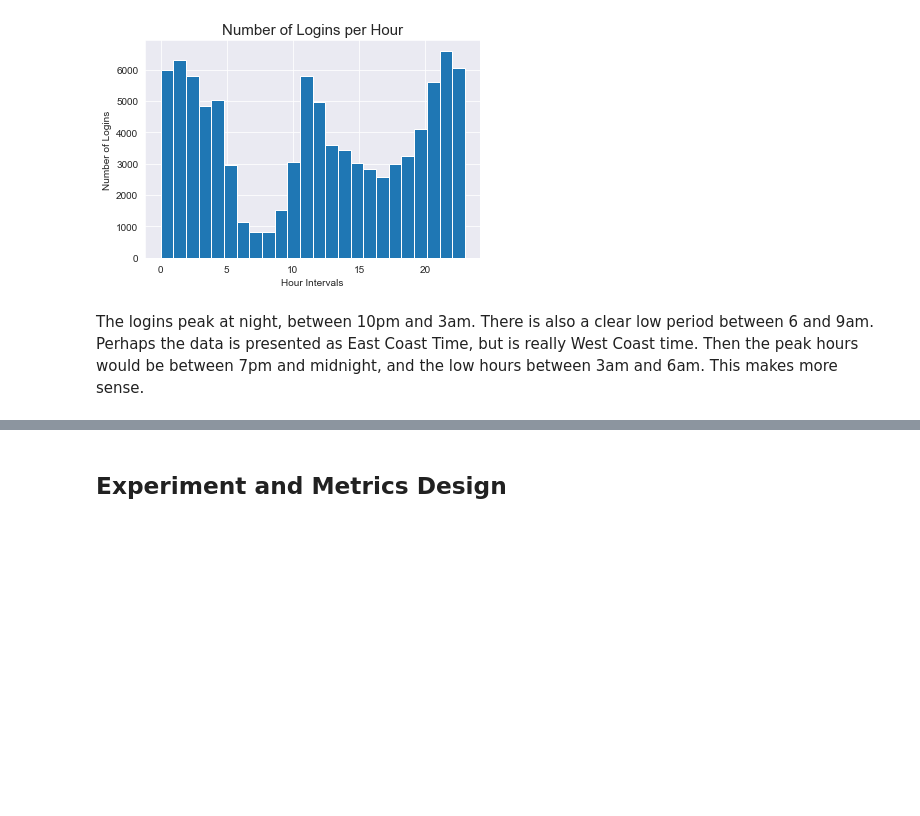
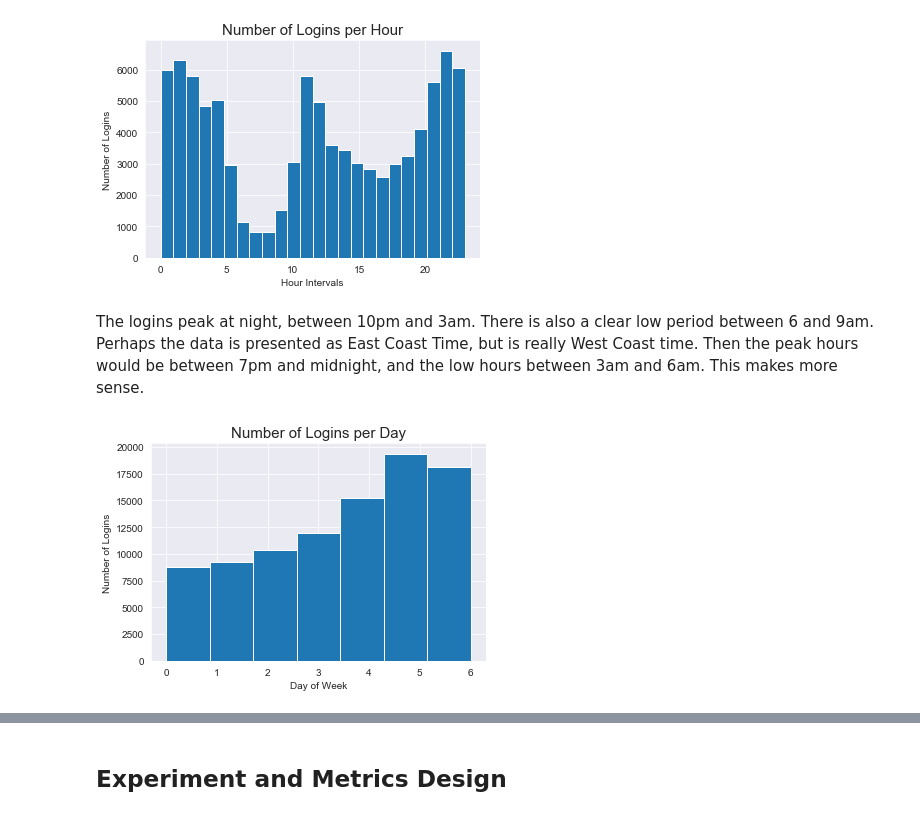
Before and after one commit to coreyjwade/ultimate_data_science_challenge, a Jupyter notebook: Ultimate_Challenge.ipynb, the cells around one changed output, grey strips where cells are left out. Drawn from its saved outputs; the diff is of its cells as text; code cells hidden in the pictures; blank space fills up the shorter version.

Commit message:
new graphs, edits

```diff
--- a/Ultimate_Challenge.ipynb
+++ b/Ultimate_Challenge.ipynb
@@ -68,3 +68,12 @@ plt.show()
 [figure]
 # %% [markdown]
 The logins peak at night, between 10pm and 3am. There is also a clear low period between 6 and 9am. Perhaps the data is presented as East Coast Time, but is really West Coast time. Then the peak hours would be between 7pm and midnight, and the low hours between 3am and 6am. This makes more sense.
+# %%
+# Create histogram of 1 week intervals
+plt.hist(df['dayofweek'], bins=7, ec='white')
+plt.xlabel('Day of Week: M-S')
+plt.ylabel('Number of Logins')
+plt.title('Number of Logins per Day', fontsize=15)
+plt.show()
+# %% [output]
+[figure, added]
```
Also changed, not shown: parts of 7 cells of this notebook.
